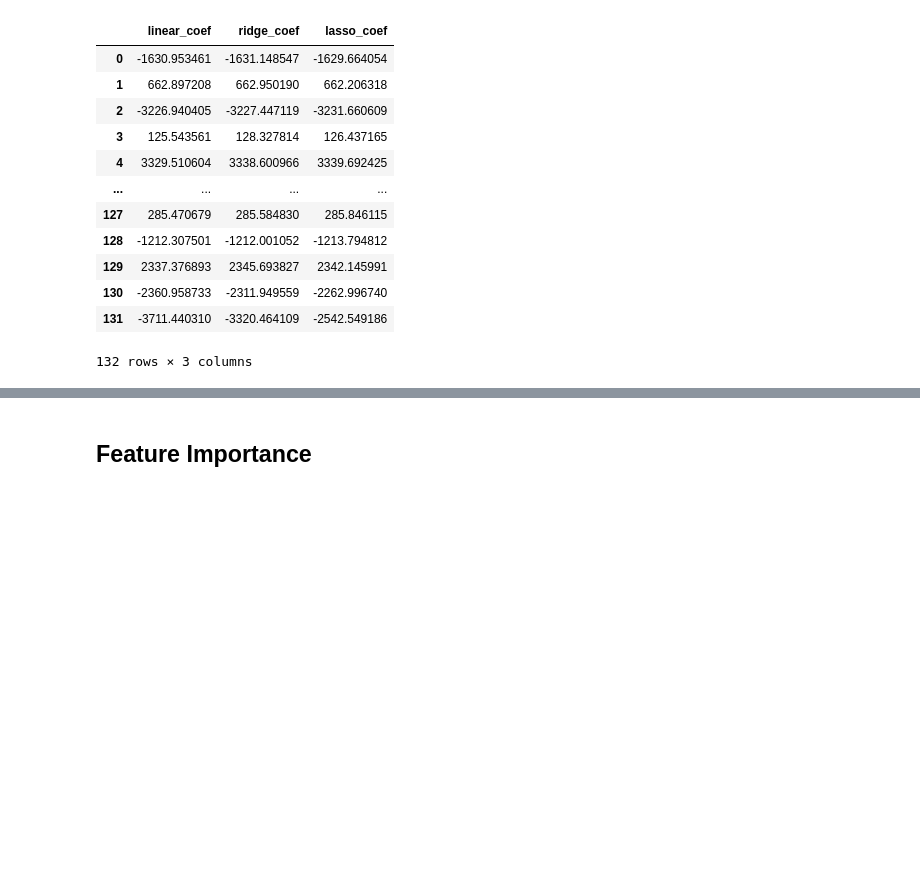
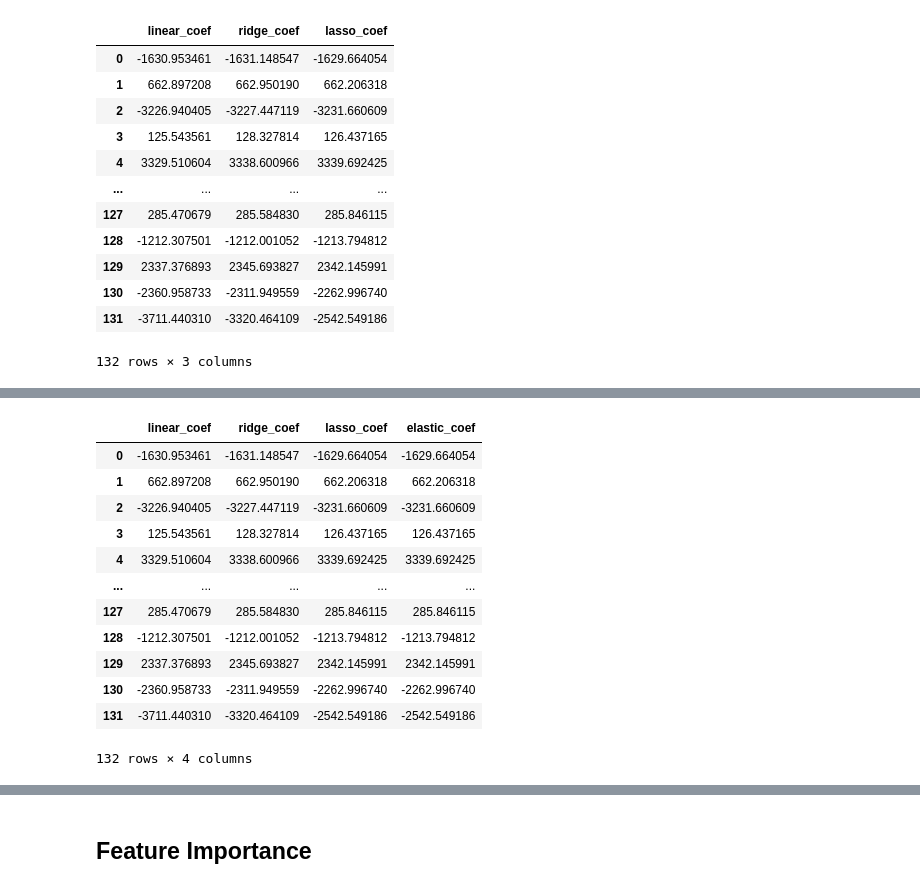
Before and after one commit to ssamiyavuzz/Auto-Scout-Project, a Jupyter notebook: AutoScout_ML_Project.ipynb, the cells around one changed output, grey strips where cells are left out. Drawn from its saved outputs; the diff is of its cells as text; code cells hidden in the pictures; blank space fills up the shorter version.

```diff
--- a/AutoScout_ML_Project.ipynb
+++ b/AutoScout_ML_Project.ipynb
@@ -872,0 +923,16 @@ pd.concat([lm_df, rcm_df, lcm_df], axis=1)
+# %%
+pd.concat([lm_df, rcm_df, lcm_df, ecm_df], axis=1)
+# %% [output]
+|  | linear_coef | ridge_coef | lasso_coef | elastic_coef |
+| 0 | -1630.953461 | -1631.148547 | -1629.664054 | -1629.664054 |
+| 1 | 662.897208 | 662.950190 | 662.206318 | 662.206318 |
+| 2 | -3226.940405 | -3227.447119 | -3231.660609 | -3231.660609 |
+| 3 | 125.543561 | 128.327814 | 126.437165 | 126.437165 |
+| 4 | 3329.510604 | 3338.600966 | 3339.692425 | 3339.692425 |
+| ... | ... | ... | ... | ... |
+| 127 | 285.470679 | 285.584830 | 285.846115 | 285.846115 |
+| 128 | -1212.307501 | -1212.001052 | -1213.794812 | -1213.794812 |
+| 129 | 2337.376893 | 2345.693827 | 2342.145991 | 2342.145991 |
+| 130 | -2360.958733 | -2311.949559 | -2262.996740 | -2262.996740 |
+| 131 | -3711.440310 | -3320.464109 | -2542.549186 | -2542.549186 |
+132 rows × 4 columns
```
Also changed, not shown: parts of 14 cells of this notebook.
